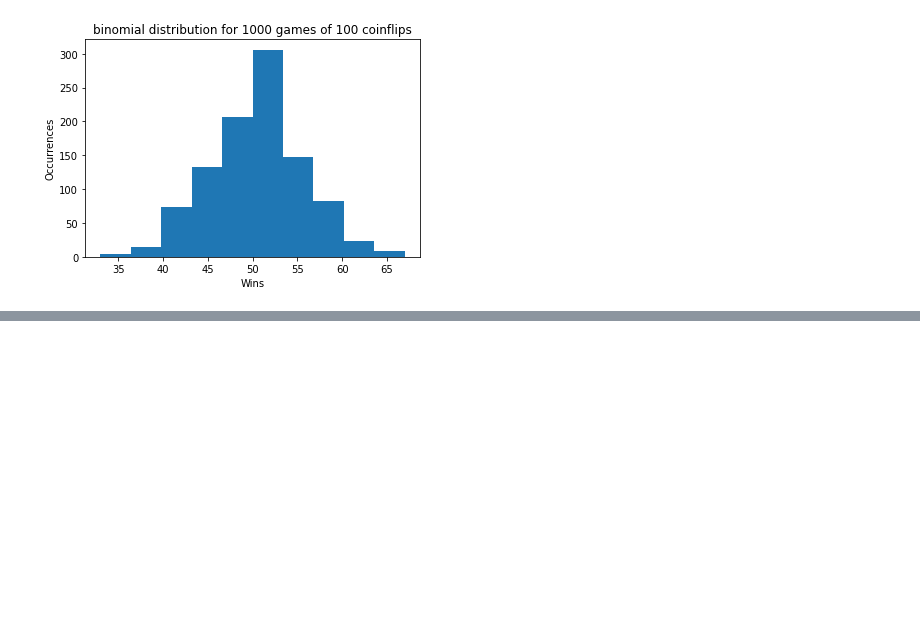
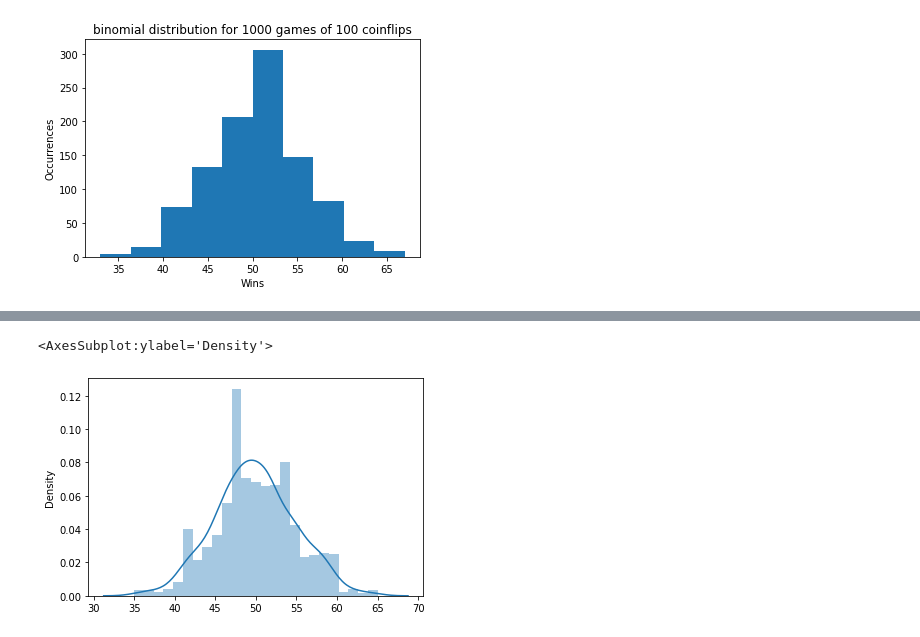
Before and after one commit to itskeithstudent/Fundamentals-Of-Data-Analysis-52446-Tasks, a Jupyter notebook: Tasks.ipynb, the cells around one changed output, grey strips where cells are left out. Cells and saved outputs as stored; diff of their text form; code cells hidden in the pictures; blank space fills up the shorter version.

```diff
--- a/Tasks.ipynb
+++ b/Tasks.ipynb
@@ -269,0 +275,10 @@ Text(0.5, 0, 'Wins')
+# %%
+#Keeping truer to the task brief, I will instead create a list for tracking the number of wins over 100 games 1000 times
+my_list = []
+for i in range(1000):
+    my_list.append(rng.binomial(100,0.5))
+
+sns.distplot(my_list)
+# %% [output]
+<AxesSubplot:ylabel='Density'>
+[figure, added]
```
Also changed, not shown: parts of 2 cells of this notebook.
